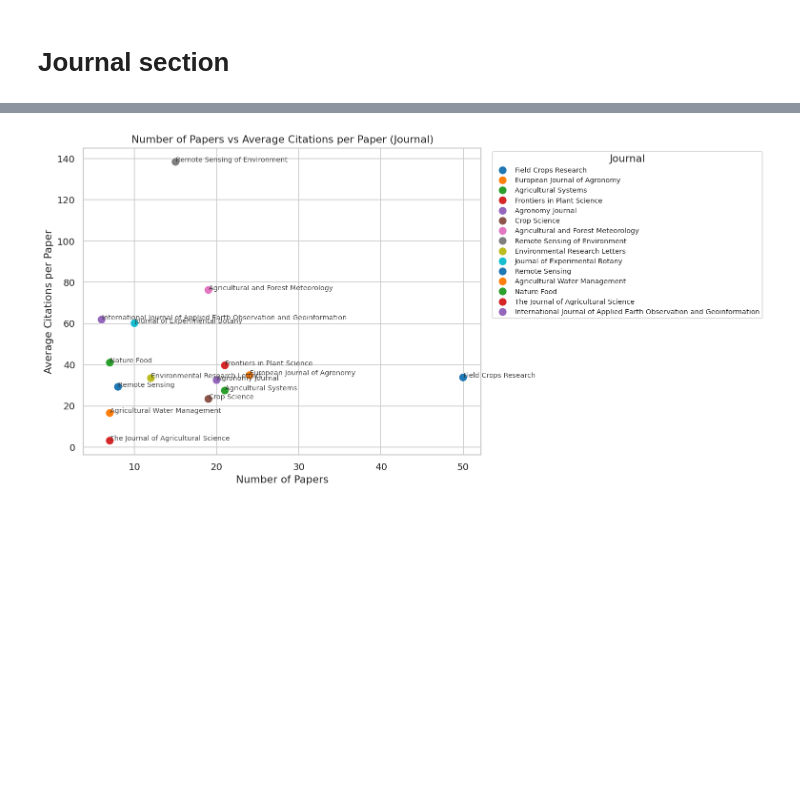
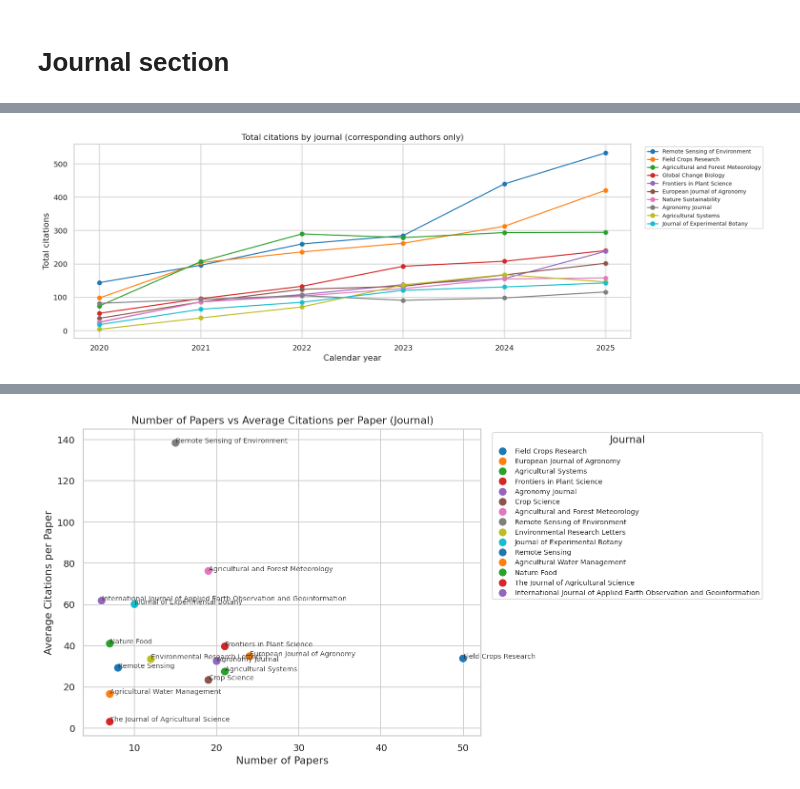
Before and after one commit to Ciampitti-Lab/PublicationAnalysis, a Jupyter notebook: books/Topic_Journal_analysis.ipynb, the cells around one changed output, grey strips where cells are left out. Cells and saved outputs as stored; diff of their text form; code cells hidden in the pictures; blank space fills up the shorter version.

```diff
--- a/books/Topic_Journal_analysis.ipynb
+++ b/books/Topic_Journal_analysis.ipynb
@@ -818,0 +1098,27 @@ Eligible topics in top set: 3/6
+# %%
+# ---- Total citations per year (top journals overall) ----
+if not has_jnl_data or not top_journals_overall:
+    print("No journal trend data to display.")
+else:
+    pivot_total = (
+        jnl_year_stats[jnl_year_stats[journal_col].isin(top_journals_overall)]
+        .pivot_table(index="calendar_year", columns=journal_col, values="total_citations", fill_value=0)
+    )
+    pivot_total = pivot_total[top_journals_overall]
+    fig, ax = plt.subplots(figsize=(15, 5))
+    for journal in top_journals_overall:
+        ax.plot(
+            pivot_total.index,
+            pivot_total[journal],
+            marker="o",
+            label=journal,
+            color=journal_color.get(journal),
+        )
+    ax.set_title("Total citations by journal (corresponding authors only)")
+    ax.set_xlabel("Calendar year")
+    ax.set_ylabel("Total citations")
+    ax.legend(bbox_to_anchor=(1.02, 1), loc="upper left", fontsize=8)
+    plt.tight_layout()
+    plt.show()
+# %% [output]
+[figure, added]
```
Also changed, not shown: parts of 17 cells of this notebook, 3 other files.
